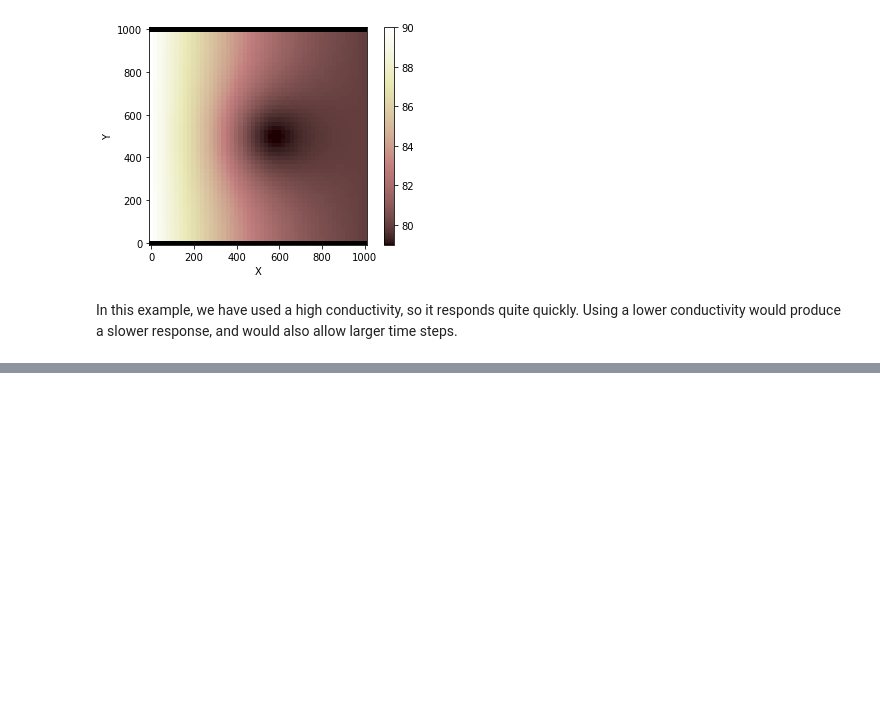
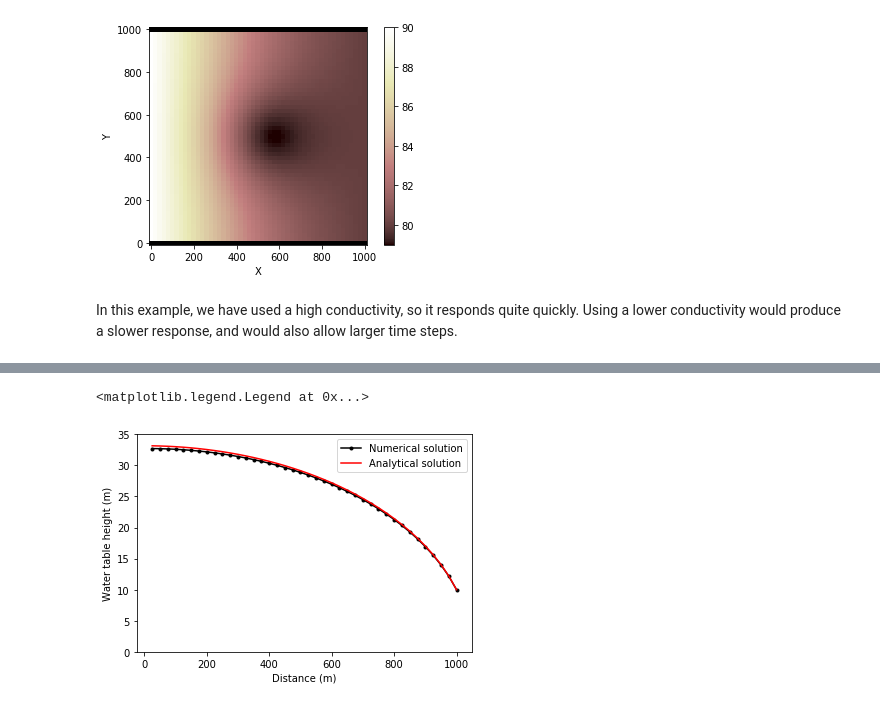
Before and after one commit to gregtucker/groundwater_dupuit_percolator, a Jupyter notebook: groundwater_dupuit_percolator_example.ipynb, the cells around one changed output, grey strips where cells are left out. Drawn from its saved outputs; the diff is of its cells as text; code cells hidden in the pictures; blank space fills up the shorter version.

```diff
--- a/groundwater_dupuit_percolator_example.ipynb
+++ b/groundwater_dupuit_percolator_example.ipynb
@@ -181,0 +254,15 @@ In this example, we have used a high conductivity, so it responds quite quickly.
+# %%
+dt = 8.0e4
+for i in range(10000):
+    gdp2.run_one_step(dt)
+plt.plot(grid2.x_of_node[middle_row], wt2[middle_row], 'k.-')
+plt.xlabel('Distance (m)')
+plt.ylabel('Water table height (m)')
+plt.ylim([0.0, 35.0])
+x = grid2.x_of_node[middle_row]
+y = (HL * HL + (R/K)*(L*L - x*x))**0.5
+plt.plot(x, y, 'r')
+plt.legend(['Numerical solution', 'Analytical solution'])
+# %% [output]
+<matplotlib.legend.Legend at 0x...>
+[figure, added]
```
Also changed, not shown: parts of 7 cells of this notebook.
